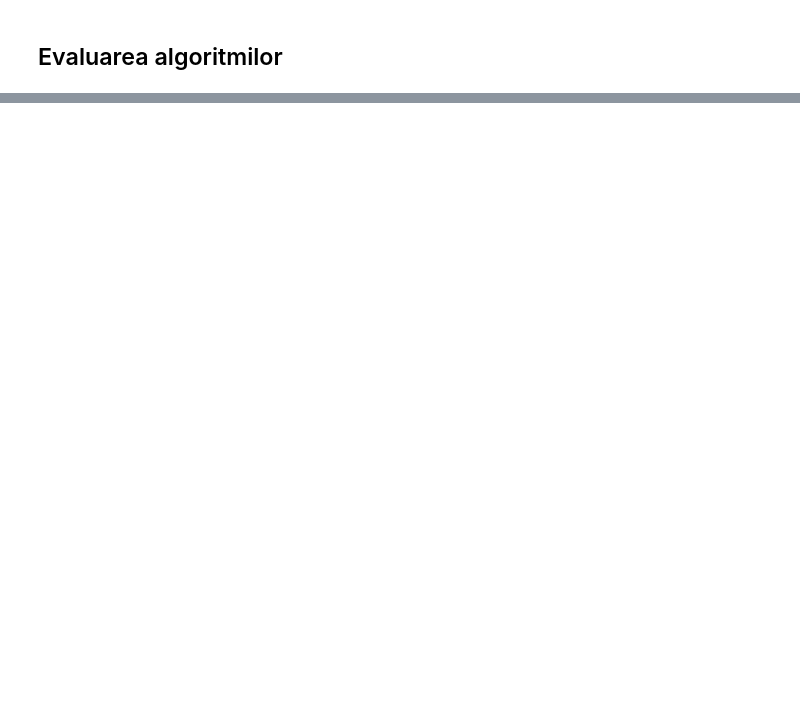
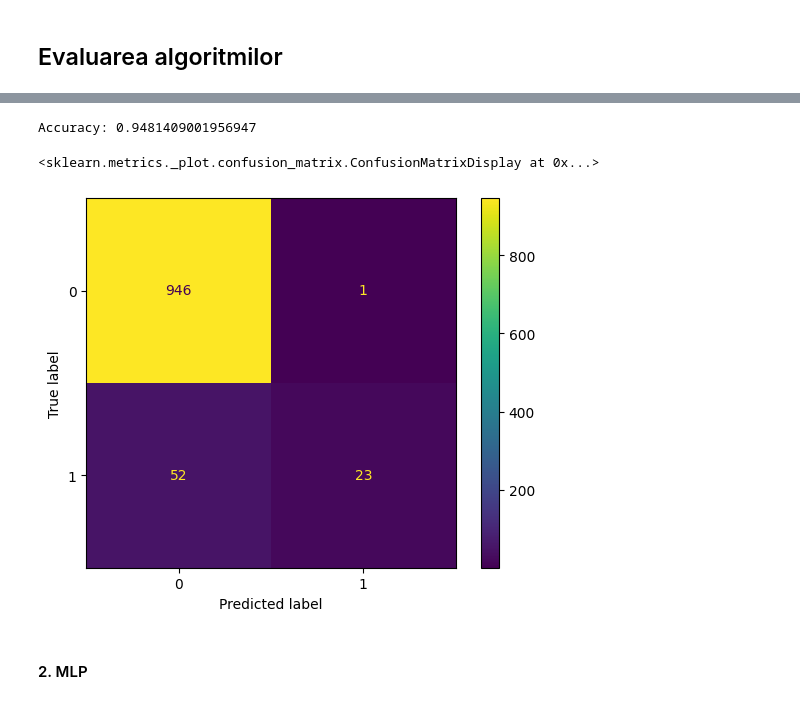
Before and after one commit to Ana-Mirza/IA_Tema2, a Jupyter notebook: tema2.ipynb, the cells around one changed output, grey strips where cells are left out. Saved outputs shown, nothing was run; the diff lists cells and outputs as text; code cells hidden in the pictures; blank space fills up the shorter version.

```diff
--- a/tema2.ipynb
+++ b/tema2.ipynb
@@ -801,19 +802,20 @@ plot_evolution(train_acc, test_acc, train_nll, test_nll)
 from sklearn.linear_model import LogisticRegression
 from sklearn.metrics import accuracy_score
 
-# Pregătirea date Salary Prediction
-# X, X_train, X_test, T, T_train, T_test = get_data(full_file, train_file, test_file)
+def logistic_regression_sklearn(full_file, train_file, test_file):
+    # Pregătirea date pentru antrenare
+    X, X_train, X_test, T, T_train, T_test = get_data(full_file_avc, train_file_avc, test_file_avc)
 
-# Pregătirea date AVC Prediction
-X, X_train, X_test, T, T_train, T_test = get_data(full_file_avc, train_file_avc, test_file_avc)
+    # Definirea modelului
+    model = LogisticRegression()
 
-# Definirea modelului
-model = LogisticRegression()
+    # Antrenarea modelului
+    model.fit(X_train, T_train)
 
-# Antrenarea modelului
-model.fit(X_train, T_train)
+    # Evaluarea modelului
+    T_pred = model.predict(X_test)
+    accuracy = accuracy_score(T_test, T_pred)
 
-# Evaluarea modelului
-T_pred = model.predict(X_test)
-accuracy = accuracy_score(T_test, T_pred)
-print("Accuracy:", accuracy)
+    print("Accuracy:", accuracy)
+
+    return T_pred, T_test
@@ -1052,0 +1083,22 @@ Accuracy: 0.8415
+# %%
+# Testare model de regresie logistică cu biblioteca sklearn
+Y, T = logistic_regression_sklearn(full_file, train_file, test_file)
+
+# Afișare matrice de confuzie
+
+from sklearn.metrics import confusion_matrix
+from sklearn.metrics import confusion_matrix, ConfusionMatrixDisplay
+
+# Aplicarea pragului la 0.5
+predictions = (Y > 0.5).astype(int)
+
+# Matrice de confuzie
+cm = confusion_matrix(T, predictions)
+disp = ConfusionMatrixDisplay(confusion_matrix=cm)
+disp.plot()
+# %% [output]
+Accuracy: 0.9481409001956947
+<sklearn.metrics._plot.confusion_matrix.ConfusionMatrixDisplay at 0x...>
+[figure, added]
+# %% [markdown]
+#### 2. MLP
```
Also changed, not shown: parts of 29 cells of this notebook.
